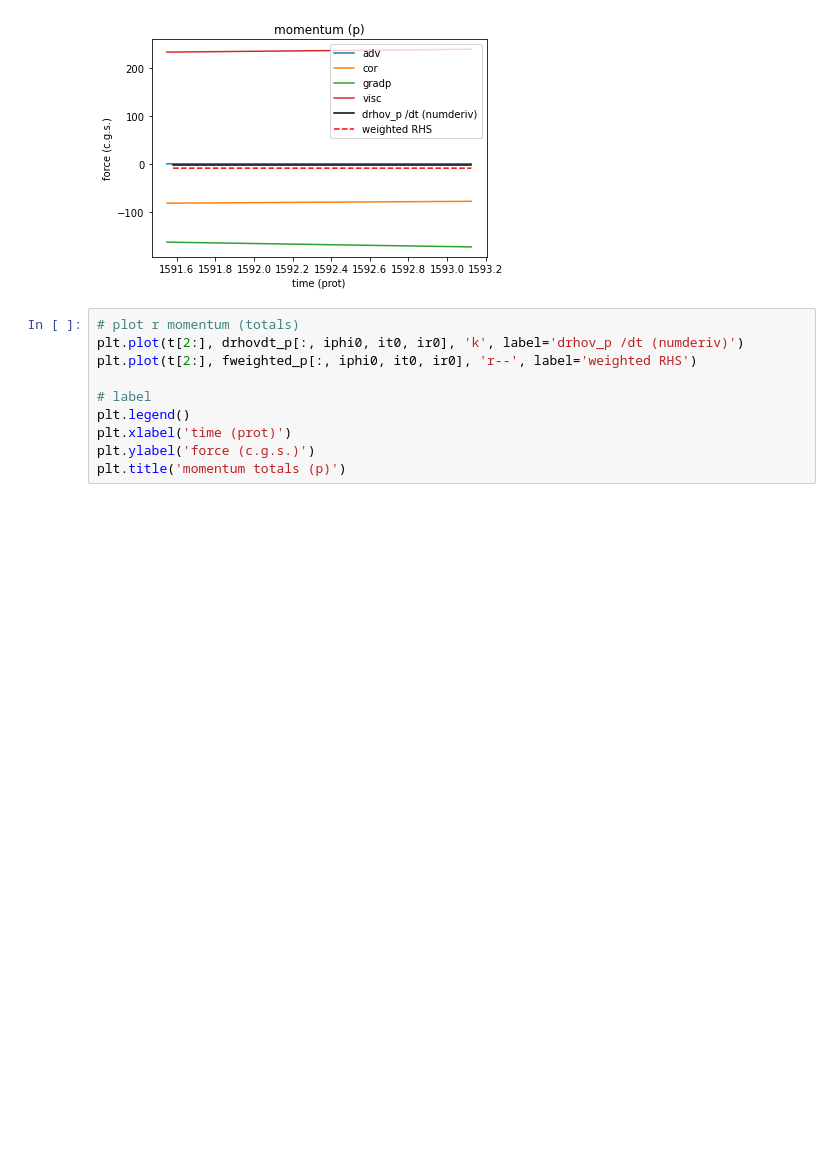
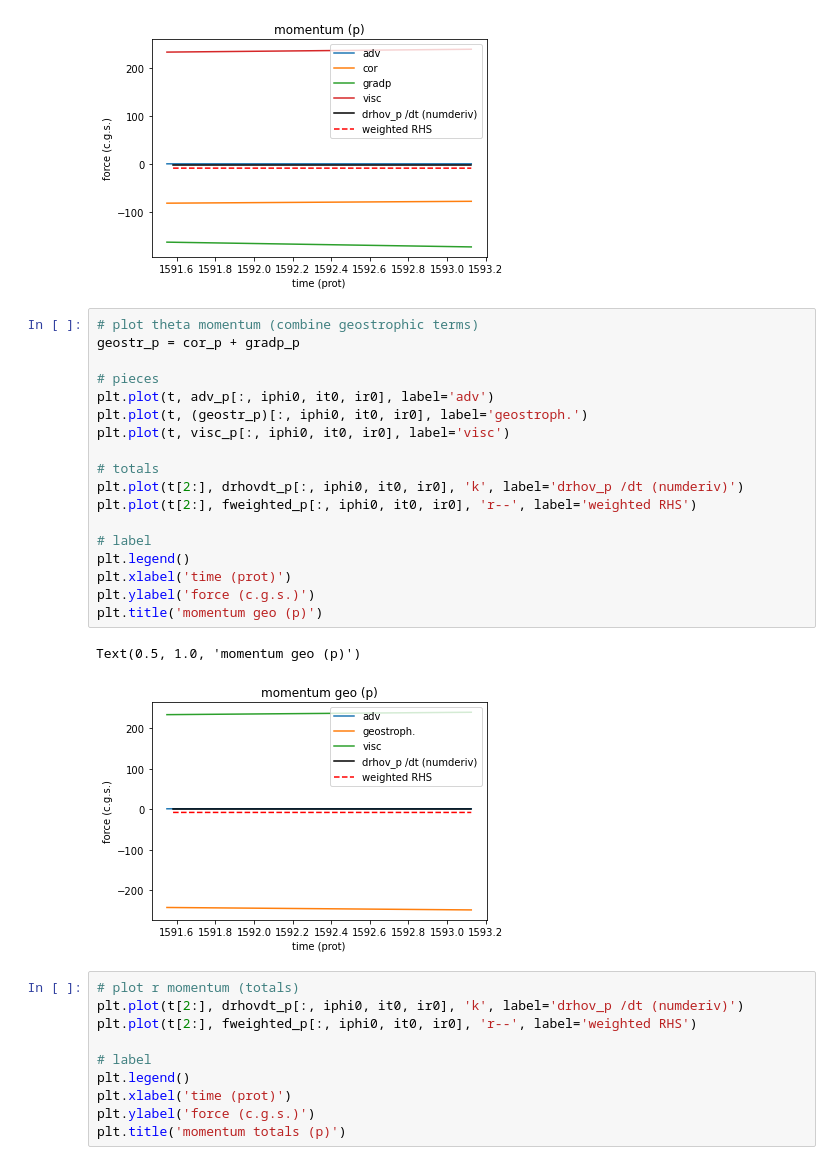
Before and after one commit to illorenzo7/rayleigh_utils, a Jupyter notebook: test_equations/momentum.ipynb, the cells around one changed output. Saved outputs shown, nothing was run; the diff lists cells and outputs as text; blank space fills up the shorter version.

```diff
--- a/test_equations/momentum.ipynb
+++ b/test_equations/momentum.ipynb
@@ -269,6 +312,27 @@ plt.title('momentum (p)')
 # %% [output]
 Text(0.5, 1.0, 'momentum (p)')
 [figure]
+# %%
+# plot theta momentum (combine geostrophic terms)
+geostr_p = cor_p + gradp_p
+
+# pieces
+plt.plot(t, adv_p[:, iphi0, it0, ir0], label='adv')
+plt.plot(t, (geostr_p)[:, iphi0, it0, ir0], label='geostroph.')
+plt.plot(t, visc_p[:, iphi0, it0, ir0], label='visc')
+
+# totals
+plt.plot(t[2:], drhovdt_p[:, iphi0, it0, ir0], 'k', label='drhov_p /dt (numderiv)')
+plt.plot(t[2:], fweighted_p[:, iphi0, it0, ir0], 'r--', label='weighted RHS')
+
+# label
+plt.legend()
+plt.xlabel('time (prot)')
+plt.ylabel('force (c.g.s.)')
+plt.title('momentum geo (p)')
+# %% [output]
+Text(0.5, 1.0, 'momentum geo (p)')
+[figure, added]
 # %%
 # plot r momentum (totals)
 plt.plot(t[2:], drhovdt_p[:, iphi0, it0, ir0], 'k', label='drhov_p /dt (numderiv)')
```
Also changed, not shown: parts of 4 cells of this notebook.
